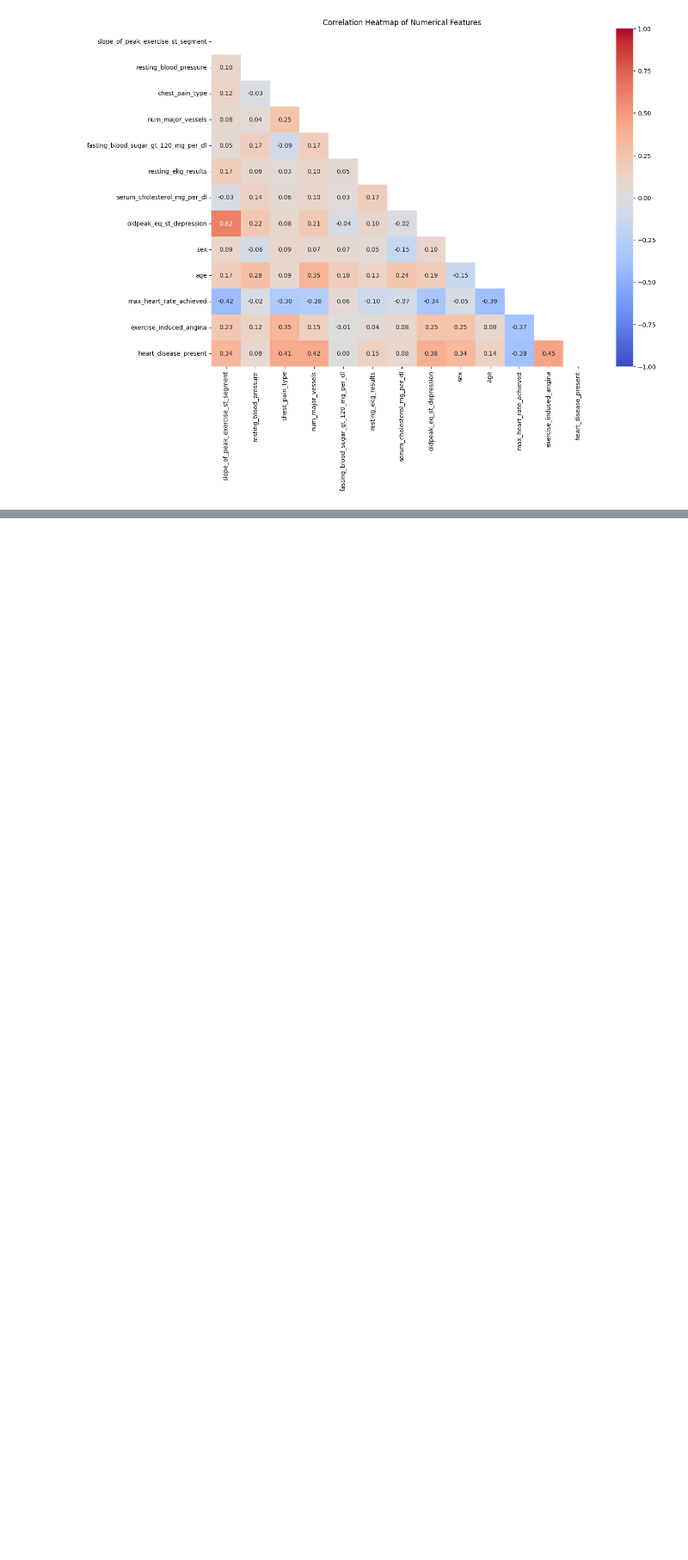
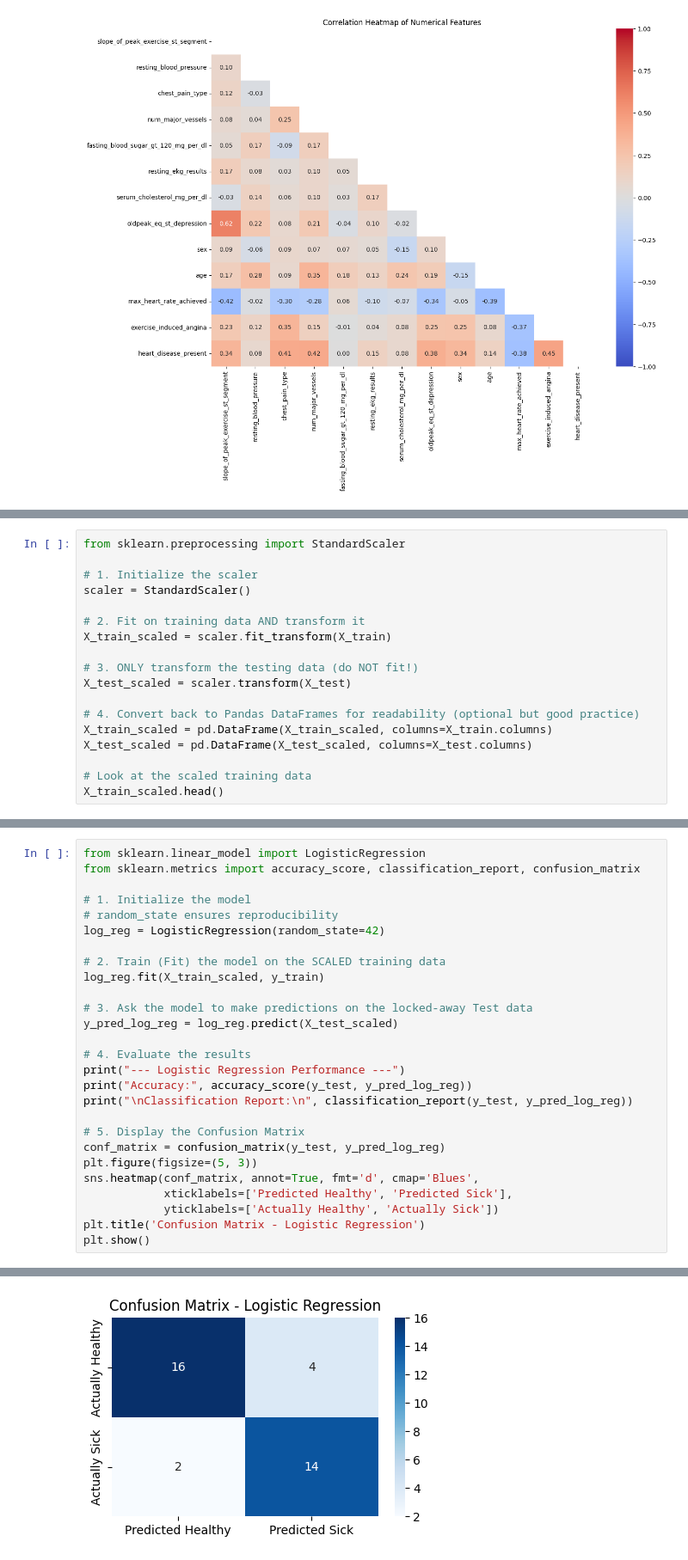
Before and after one commit to omer-f4r00q/Heart-Disease-Prediction-Project, a Jupyter notebook: notebooks/heart_disease_eda_modeling.ipynb, the cells around one changed output, grey strips where cells are left out. Shown at 86% size. Cells and saved outputs as stored; diff of their text form; blank space fills up the shorter version.

Commit message:
feat: implement data preprocessing, train classification models, and extract clinical feature importance

```diff
--- a/notebooks/heart_disease_eda_modeling.ipynb
+++ b/notebooks/heart_disease_eda_modeling.ipynb
@@ -196,0 +255,18 @@ plt.show()
+# %%
+from sklearn.preprocessing import StandardScaler
+
+# 1. Initialize the scaler
+scaler = StandardScaler()
+
+# 2. Fit on training data AND transform it
+X_train_scaled = scaler.fit_transform(X_train)
+
+# 3. ONLY transform the testing data (do NOT fit!)
+X_test_scaled = scaler.transform(X_test)
+
+# 4. Convert back to Pandas DataFrames for readability (optional but good practice)
+X_train_scaled = pd.DataFrame(X_train_scaled, columns=X_train.columns)
+X_test_scaled = pd.DataFrame(X_test_scaled, columns=X_test.columns)
+
+# Look at the scaled training data
+X_train_scaled.head()
@@ -196,0 +286,28 @@ plt.show()
+# %%
+from sklearn.linear_model import LogisticRegression
+from sklearn.metrics import accuracy_score, classification_report, confusion_matrix
+
+# 1. Initialize the model
+# random_state ensures reproducibility
+log_reg = LogisticRegression(random_state=42)
+
+# 2. Train (Fit) the model on the SCALED training data
+log_reg.fit(X_train_scaled, y_train)
+
+# 3. Ask the model to make predictions on the locked-away Test data
+y_pred_log_reg = log_reg.predict(X_test_scaled)
+
+# 4. Evaluate the results
+print("--- Logistic Regression Performance ---")
+print("Accuracy:", accuracy_score(y_test, y_pred_log_reg))
+print("\nClassification Report:\n", classification_report(y_test, y_pred_log_reg))
+
+# 5. Display the Confusion Matrix
+conf_matrix = confusion_matrix(y_test, y_pred_log_reg)
+plt.figure(figsize=(5, 3))
+sns.heatmap(conf_matrix, annot=True, fmt='d', cmap='Blues',
+            xticklabels=['Predicted Healthy', 'Predicted Sick'],
+            yticklabels=['Actually Healthy', 'Actually Sick'])
+plt.title('Confusion Matrix - Logistic Regression')
+plt.show()
+# %% [output]
@@ -196,0 +326 @@ plt.show()
+[figure, added]
```
Also changed, not shown: parts of 32 cells of this notebook, 1 other file.
